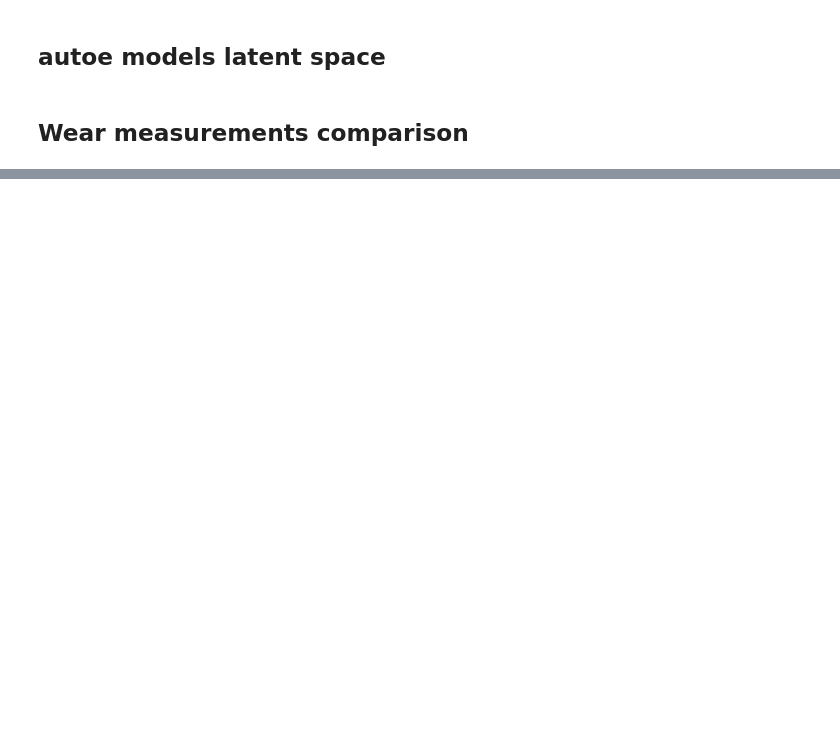
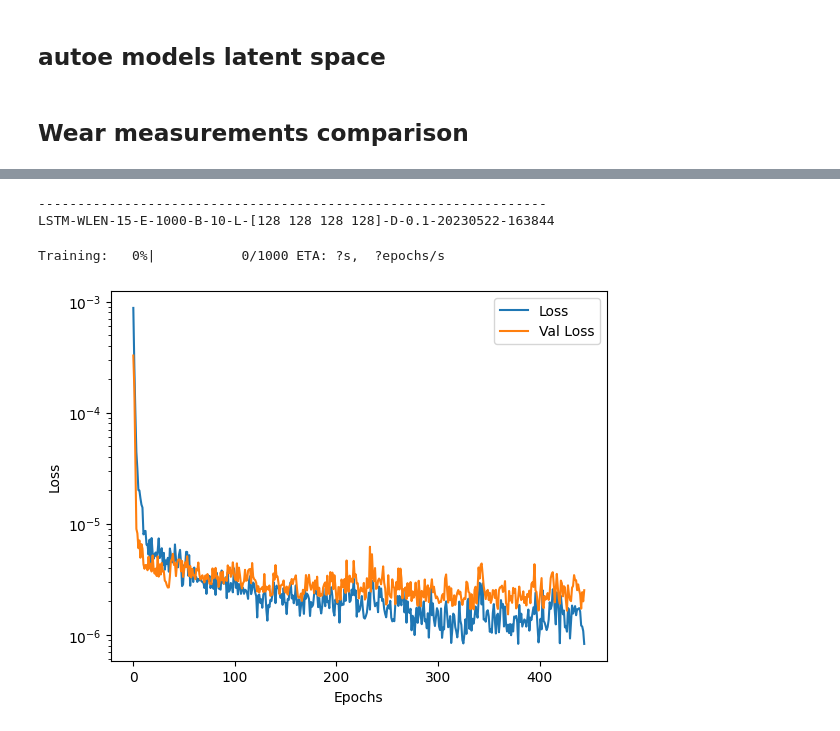
Before and after one commit to TomJessel/PhD-DCB_Grinding, a Jupyter notebook: ml/autoencoder.ipynb, the cells around one changed output, grey strips where cells are left out. Cells and saved outputs as stored; diff of their text form; code cells hidden in the pictures; blank space fills up the shorter version.

Commit message:
runout pred with encoded input

```diff
--- a/ml/autoencoder.ipynb
+++ b/ml/autoencoder.ipynb
@@ -336,0 +364,6 @@ plt.tight_layout()
+# %%
+input = rms['Test 9'].data.values
+input = autoe['Test 9'].scaler.transform(input.T)
+
+encoded = encoder.predict(input, verbose=0)
+print(encoded.shape)
@@ -336,0 +372,7 @@ plt.tight_layout()
+# %%
+exp = resources.load('Test 9')
+target = exp.features['Runout']
+target = target.drop([0, 1, 2], axis=0).values
+inputs = np.concatenate([encoded, target.reshape(-1, 1)], axis=1)
+main_df = pd.DataFrame(inputs, columns=['L1', 'L2', 'L3', 'L4', 'L5', 'Target'])
+main_df.head()
@@ -336,0 +386,38 @@ plt.tight_layout()
+# %%
+ml = resources.LSTM_Model(feature_df=main_df,
+                          target='Target',
+                          tb=False,
+                          params={'seq_len': 15,
+                                  'epochs': 1000,
+                                  'no_nodes': 128,
+                                  'batch_size': 10,
+                                  'no_layers': 3,
+                                  'no_dense': 1,
+                                  'dropout': 0.1,
+                                  'loss': 'mse',
+                                  'callbacks': [tf.keras.callbacks.EarlyStopping(
+                                                              monitor='val_loss',
+                                                              patience=75,
+                                                              mode='min',
+                                                              start_from_epoch= 200,
+                                                  ),
+                                  ]
+                                  },
+                          random_state=1,
+)
+# %%
+ml.fit(validation_split=0.33, verbose=0)
+# %% [output]
+-----------------------------------------------------------------
+LSTM-WLEN-15-E-1000-B-10-L-[128 128 128 128]-D-0.1-20230522-163844
+Training:   0%|           0/1000 ETA: ?s,  ?epochs/s
+# %%
+fig, ax = plt.subplots()
+ax.plot(ml.model.history_['loss'], label='Loss')
+ax.plot(ml.model.history_['val_loss'], label='Val Loss')
+ax.legend()
+ax.set_xlabel('Epochs')
+ax.set_ylabel('Loss')
+ax.set_yscale('log')
+# %% [output]
+[figure, added]
```
Also changed, not shown: parts of 17 cells of this notebook, 1 other file.
